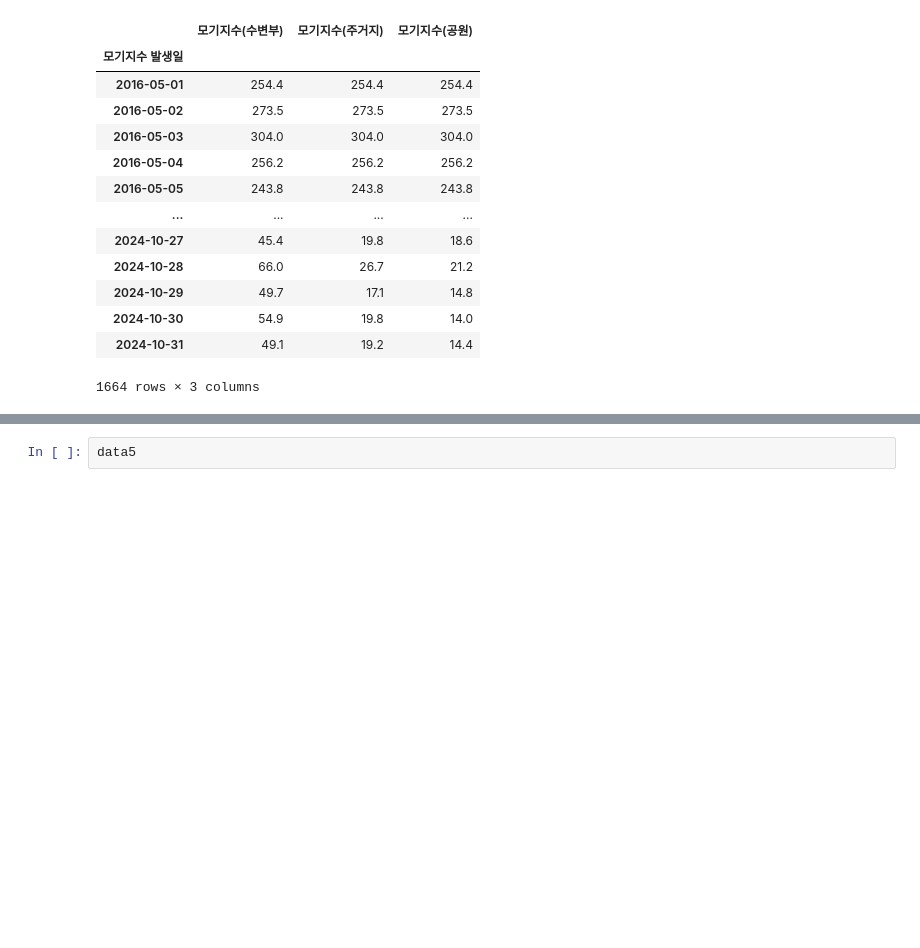
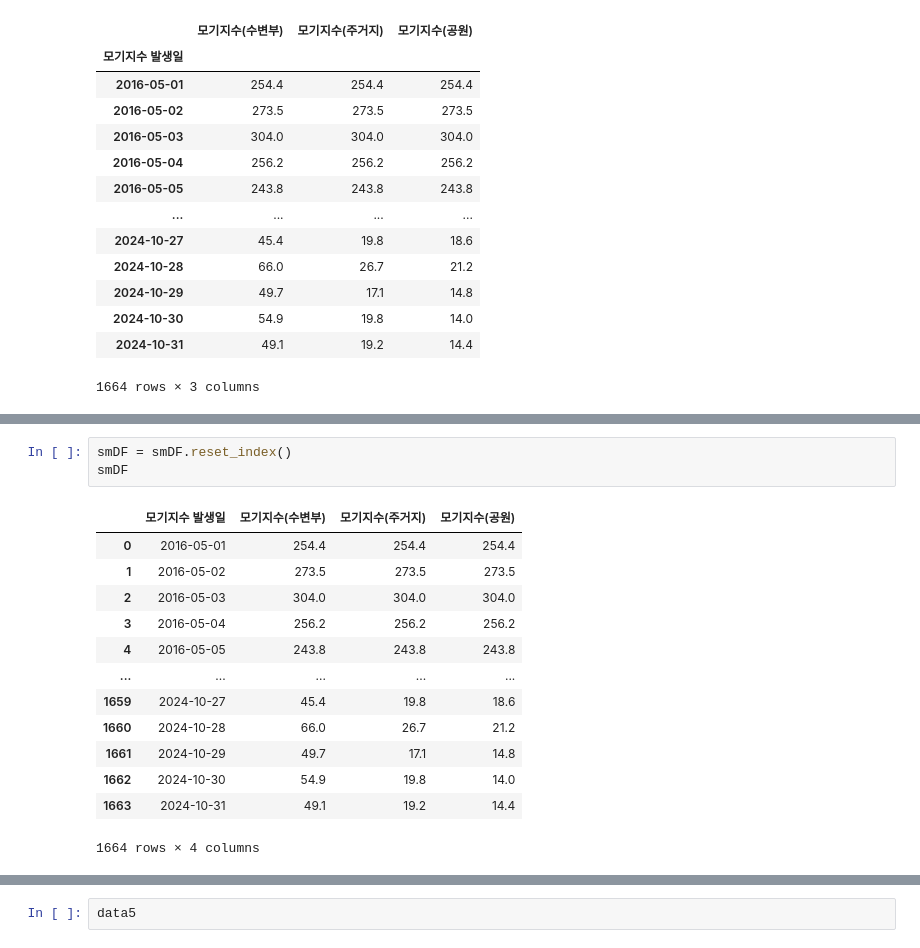
Before and after one commit to matdongsan5/Project, a Jupyter notebook: PublicData_이정욱/main.ipynb, the cells around one changed output, grey strips where cells are left out. Cells and saved outputs as stored; diff of their text form; blank space fills up the shorter version.

```diff
--- a/PublicData_이정욱/main.ipynb
+++ b/PublicData_이정욱/main.ipynb
@@ -991 +1005,18 @@ smDF
+# %%
+smDF = smDF.reset_index()
+smDF
+# %% [output]
+|  | 모기지수 발생일 | 모기지수(수변부) | 모기지수(주거지) | 모기지수(공원) |
+| 0 | 2016-05-01 | 254.4 | 254.4 | 254.4 |
+| 1 | 2016-05-02 | 273.5 | 273.5 | 273.5 |
+| 2 | 2016-05-03 | 304.0 | 304.0 | 304.0 |
+| 3 | 2016-05-04 | 256.2 | 256.2 | 256.2 |
+| 4 | 2016-05-05 | 243.8 | 243.8 | 243.8 |
+| ... | ... | ... | ... | ... |
+| 1659 | 2024-10-27 | 45.4 | 19.8 | 18.6 |
+| 1660 | 2024-10-28 | 66.0 | 26.7 | 21.2 |
+| 1661 | 2024-10-29 | 49.7 | 17.1 | 14.8 |
+| 1662 | 2024-10-30 | 54.9 | 19.8 | 14.0 |
+| 1663 | 2024-10-31 | 49.1 | 19.2 | 14.4 |
+1664 rows × 4 columns
 # %%
```
Also changed, not shown: parts of 6 cells of this notebook, 35 other files.
